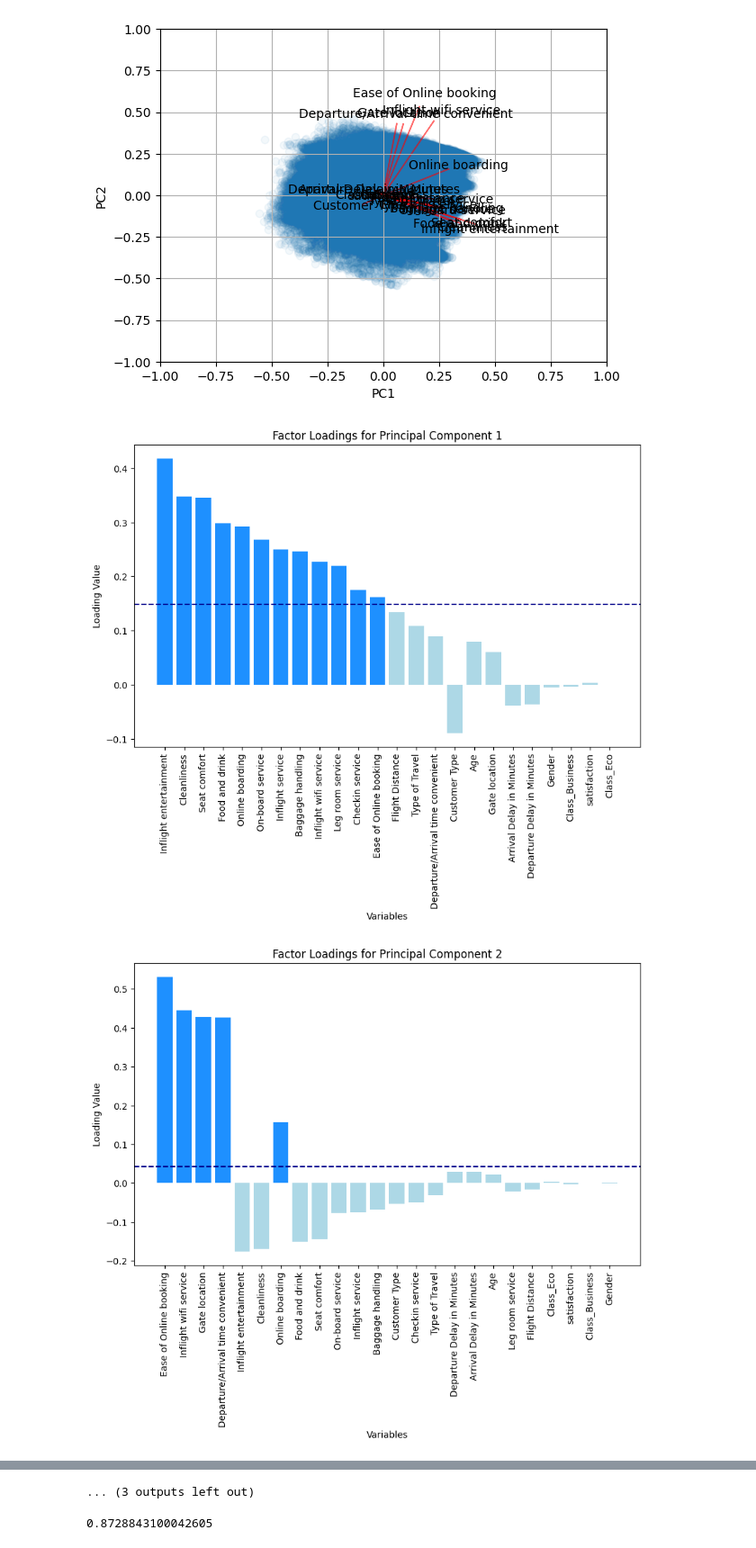
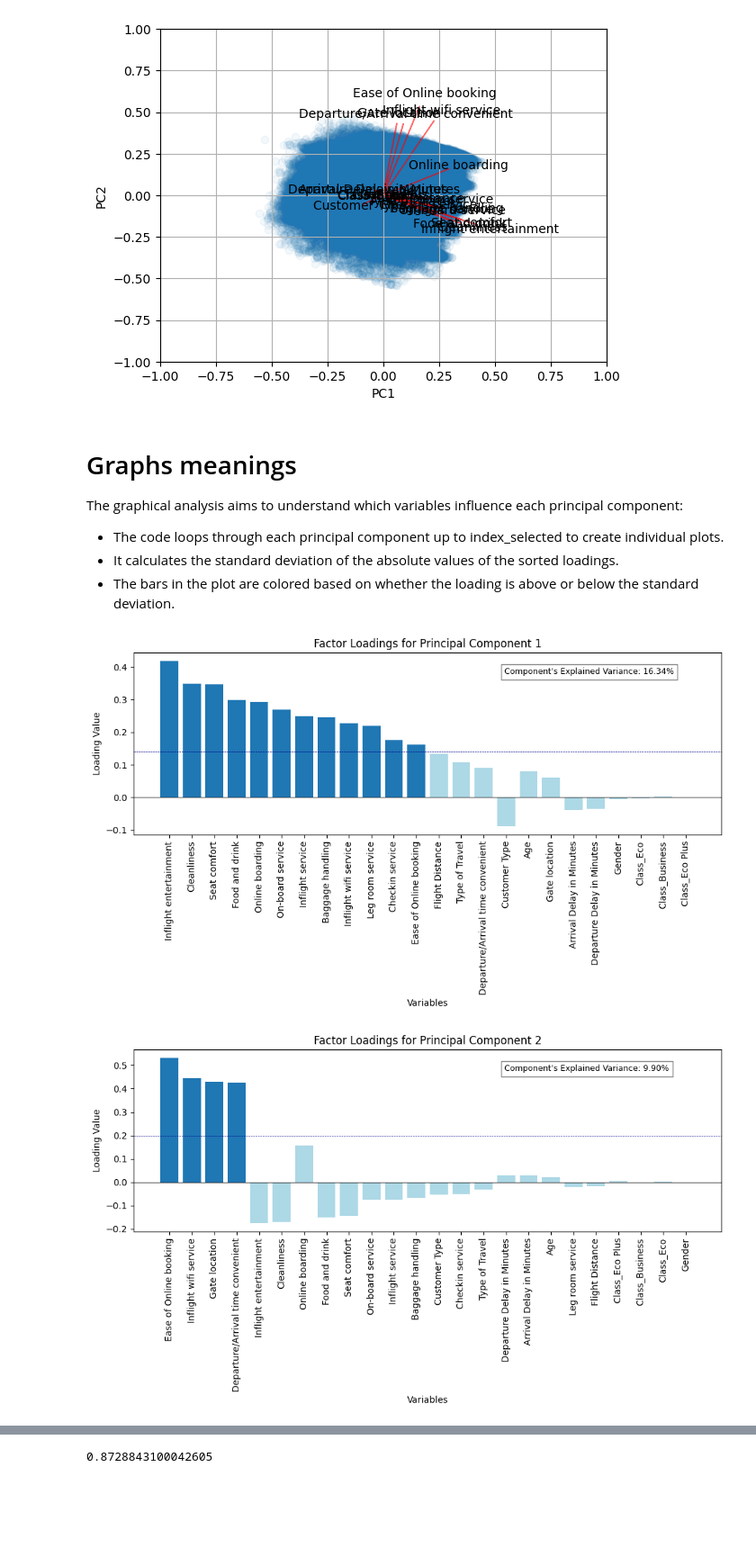
Before and after one commit to vincenzorrei/EDU-PCA, a Jupyter notebook: main_satisfaction.ipynb, the cells around one changed output, grey strips where cells are left out. Shown at 90% size. Drawn from its saved outputs; the diff is of its cells as text; code cells hidden in the pictures; blank space fills up the shorter version.

Commit message:
Improve plots

```diff
--- a/main_satisfaction.ipynb
+++ b/main_satisfaction.ipynb
@@ -129,6 +116,6 @@ plt.show()
 [figure]
 # %%
 # Find index where cumulative explained variance is greater than 0.9
-index_selected = next(x[0] for x in enumerate(cum_sum_eigenvalues) if x[1] > 0.9) + 1
+index_selected = next(x[0] for x in enumerate(cum_sum_eigenvalues) if x[1] > 0.75) + 1
 print(f'Number of components explaining 90% of variance: {index_selected}')
 # %% [output]
@@ -136,5 +123,6 @@ Number of components explaining 90% of variance: 15
 # %%
 pca = PCA()
+x_new_cols = df_standardized.columns
 x_new = pca.fit_transform(df_standardized)
 
 def myplot(score,coeff,labels=None):
@@ -157,31 +145,49 @@ def myplot(score,coeff,labels=None):
     plt.grid()
 
 #Call the function. Use only the 2 PCs.
-myplot(x_new[:,0:2],np.transpose(pca.components_[0:2, :]))
+myplot(x_new[:,0:2],np.transpose(pca.components_[0:2, :]), x_new_cols)
 plt.show()
 # %% [output]
 [figure]
+# %% [markdown]
+# Graphs meanings
+ The graphical analysis aims to understand which variables influence each principal component:
+
+- The code loops through each principal component up to index_selected to create individual plots.
+- It calculates the standard deviation of the absolute values of the sorted loadings.
+- The bars in the plot are colored based on whether the loading is above or below the standard deviation.
 # %%
 loadings = pca.components_.T
 
-# Plotting
+# Plotting the components to gain an explained variance threshold before defined
 for i in range(index_selected): # range(loadings.shape[1]) to plot all components
     sorted_idx = np.argsort(abs(loadings[:, i]))[::-1]
     sorted_loadings = loadings[sorted_idx, i]
-    vars = df.columns[sorted_idx]
-    mean_loading = np.mean(sorted_loadings)
+    vars = x_new_cols[sorted_idx]
+    std_loading = np.std(sorted_loadings)
 
     # Colors based on comparison with the mean
-    colors = ['dodgerblue' if loading >= mean_loading else 'lightblue' for loading in sorted_loadings]
+    standart_blue = '#1f77b4'
+    colors = [standart_blue if abs(loading) >= std_loading else 'lightblue' for loading in sorted_loadings]
 
     plt.figure(figsize=(10, 6))
     plt.bar(range(len(sorted_loadings)), sorted_loadings, color=colors)
     plt.title(f'Factor Loadings for Principal Component {i+1}')
     plt.xticks(range(len(sorted_loadings)), vars, rotation=90)
     plt.xlabel('Variables')
     plt.ylabel('Loading Value')
-    plt.axhline(mean_loading, color='darkblue', linestyle='--')
+    plt.axhline(std_loading, color='darkblue', linestyle='--', linewidth=0.5)
+    plt.axhline(0, color='black', linewidth=0.7)
+
+    if sorted_loadings.min() < std_loading * -1:
+        plt.axhline(-std_loading, color='darkblue', linestyle='--', linewidth=0.5)
+
+    explained_variance = exp_var_pca[i] * 100  # convert to percentage
+    textstr = f"Component's Explained Variance: {explained_variance:.2f}%"
+    # Place the text box in the upper left corner
+    plt.gcf().text(0.65, 0.9, textstr, fontsize=9, verticalalignment='top', bbox=dict(facecolor='white', alpha=0.5))
+    plt.tight_layout()
     plt.show()
 # %% [output]
-[figure, old version]
+[figure, new version]
-[figure, old version]
+[figure, new version]
@@ -198,4 +202,3 @@ for i in range(index_selected): # range(loadings.shape[1]) to plot all component
-... (3 outputs left out)
 # %%
 X = df_standardized
 
```
Also changed, not shown: parts of 9 cells of this notebook.
